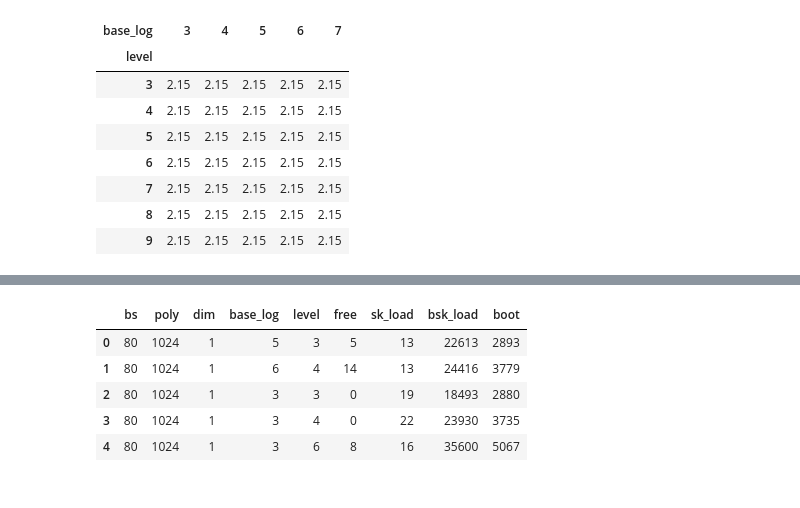
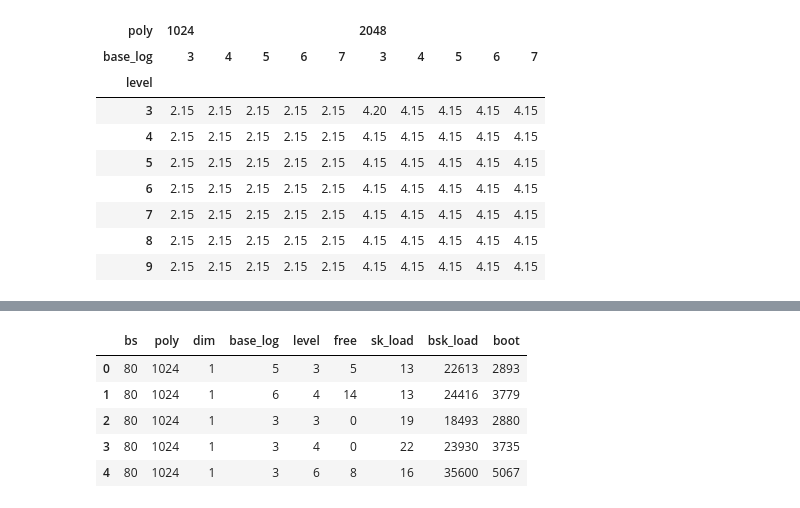
Before and after one commit to rickardbrannvall/teewondee, a Jupyter notebook: ewma_GVI/stats.ipynb, the cells around one changed output, grey strips where cells are left out. Cells and saved outputs as stored; diff of their text form; code cells hidden in the pictures.

```diff
--- a/ewma_GVI/stats.ipynb
+++ b/ewma_GVI/stats.ipynb
@@ -11,4 +11,10 @@ def splitter(test):
     tst = [tmp[4]]
     tst += tmp[8].split("/")[1].split("_")
     return tst
+
+def convert(s):
+    if np.can_cast("193M", to="int"):
+        return int(s)
+    x, u, b = s[:-1], s[-1], 1000
+    return float(x) * {"K":b, "M":b**2, "G":b**3}[u]
 # %%
@@ -33,23 +41,24 @@ df.pivot_table(values="disk", index="level", columns="base_log")
 # %%
-temp = subprocess.getoutput("ls -lah keys/80_1024*/sk*")
+temp = subprocess.getoutput("ls -lah keys/80_1024*/sk*")\
+     + subprocess.getoutput("ls -lah keys/std62_2048*/sk*")
 
 df = pd.DataFrame(
     [splitter(line) for line in temp.split("\n")], columns=["disk","bs","poly","dim","base_log","level"])
-df["disk"] = df["disk"].apply(lambda x: float(x[:-1]))
+df["disk"] = df["disk"].apply(convert)/1e3
 
 #df.head()
-
-df.pivot_table(values="disk", index="level", columns="base_log")
+df.pivot_table(values="disk", index="level", columns=["poly", "base_log"])
 # %% [output]
-| base_log | 3 | 4 | 5 | 6 | 7 |
-| level |  |  |  |  |  |
-| 3 | 2.15 | 2.15 | 2.15 | 2.15 | 2.15 |
-| 4 | 2.15 | 2.15 | 2.15 | 2.15 | 2.15 |
-| 5 | 2.15 | 2.15 | 2.15 | 2.15 | 2.15 |
-| 6 | 2.15 | 2.15 | 2.15 | 2.15 | 2.15 |
-| 7 | 2.15 | 2.15 | 2.15 | 2.15 | 2.15 |
-| 8 | 2.15 | 2.15 | 2.15 | 2.15 | 2.15 |
-| 9 | 2.15 | 2.15 | 2.15 | 2.15 | 2.15 |
+| poly | 1024 |  |  |  |  | 2048 |  |  |  |  |
+| base_log | 3 | 4 | 5 | 6 | 7 | 3 | 4 | 5 | 6 | 7 |
+| level |  |  |  |  |  |  |  |  |  |  |
+| 3 | 2.15 | 2.15 | 2.15 | 2.15 | 2.15 | 4.20 | 4.15 | 4.15 | 4.15 | 4.15 |
+| 4 | 2.15 | 2.15 | 2.15 | 2.15 | 2.15 | 4.15 | 4.15 | 4.15 | 4.15 | 4.15 |
+| 5 | 2.15 | 2.15 | 2.15 | 2.15 | 2.15 | 4.15 | 4.15 | 4.15 | 4.15 | 4.15 |
+| 6 | 2.15 | 2.15 | 2.15 | 2.15 | 2.15 | 4.15 | 4.15 | 4.15 | 4.15 | 4.15 |
+| 7 | 2.15 | 2.15 | 2.15 | 2.15 | 2.15 | 4.15 | 4.15 | 4.15 | 4.15 | 4.15 |
+| 8 | 2.15 | 2.15 | 2.15 | 2.15 | 2.15 | 4.15 | 4.15 | 4.15 | 4.15 | 4.15 |
+| 9 | 2.15 | 2.15 | 2.15 | 2.15 | 2.15 | 4.15 | 4.15 | 4.15 | 4.15 | 4.15 |
 # %%
 temp = !cat boot_stats.txt
 
```
Also changed, not shown: parts of 6 cells of this notebook, 4 other files.
